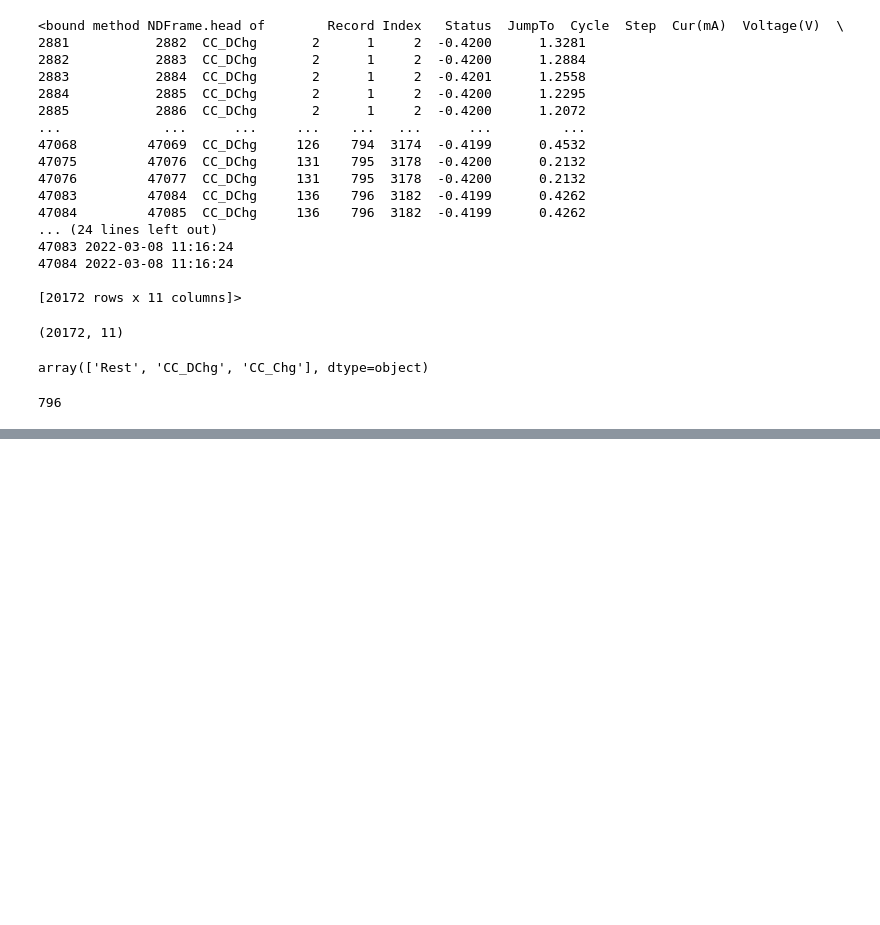
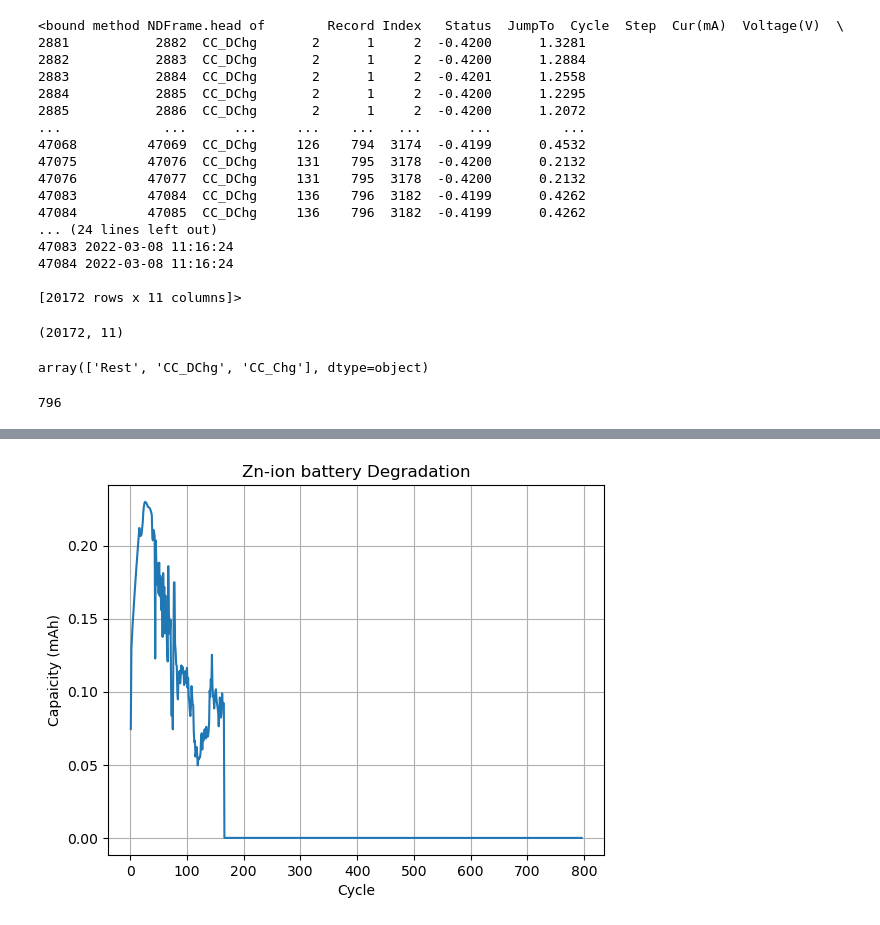
Before and after one commit to nishant60yadav-dot/python-battery-ml-journey, a Jupyter notebook: week4/day1/day1_zinc_processing.ipynb, the cells around one changed output, grey strips where cells are left out. Cells and saved outputs as stored; diff of their text form; code cells hidden in the pictures; blank space fills up the shorter version.

Commit message:
Week 4 day 2 : early_ cycle feature extraction from zn-ion data

```diff
--- a/week4/day1/day1_zinc_processing.ipynb
+++ b/week4/day1/day1_zinc_processing.ipynb
@@ -109,3 +109,6 @@ grouped = df_discharge.groupby("Cycle")
 len(grouped)
 # %% [output]
 796
+# %%
+# extracting max capacity per cycle because cycle 1 has many rows so we will typicaly select the one with max capacity
+capacity_per_cycle = grouped["CapaCity(mAh)"].max()
@@ -111,0 +125,4 @@ len(grouped)
+# %%
+# lets convert to datafram
+df_cycle = capacity_per_cycle.reset_index()
+# this reset index will move index of cycle to normal coulmn
@@ -111,0 +138,3 @@ len(grouped)
+# %%
+#lets clean column name
+df_cycle.columns = ["cycle", "capacity_mAh"]
@@ -111,0 +150,12 @@ len(grouped)
+# %%
+# lets plot degradation curve
+import matplotlib.pyplot as plt
+plt.figure()
+plt.plot(df_cycle["cycle"], df_cycle["capacity_mAh"])
+plt.xlabel("Cycle")
+plt.ylabel("Capaicity (mAh)")
+plt.title("Zn-ion battery Degradation")
+plt.grid(True)
+plt.show()
+# %% [output]
+[figure, added]
```
Also changed, not shown: parts of 11 cells of this notebook, 2 other files.
